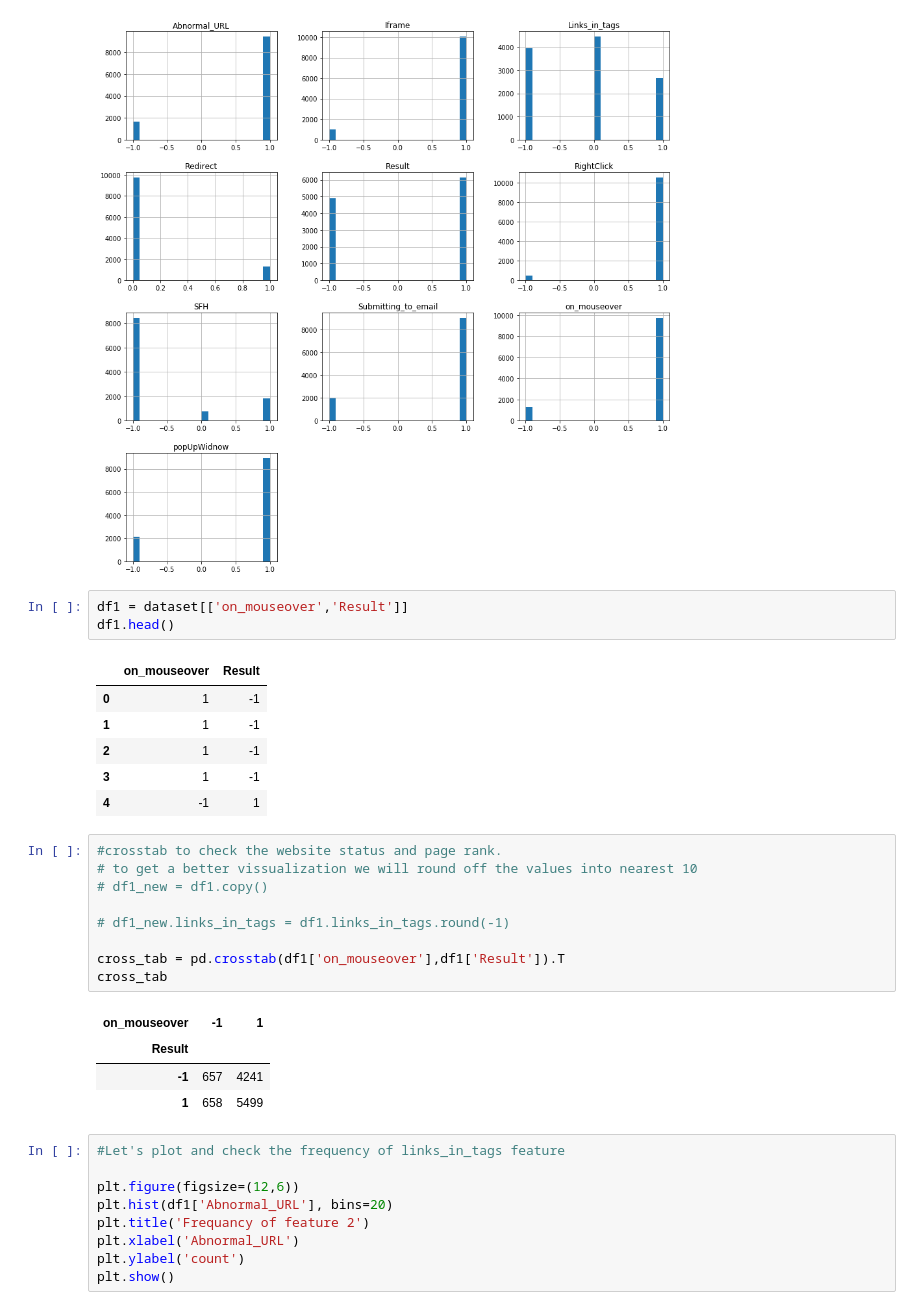
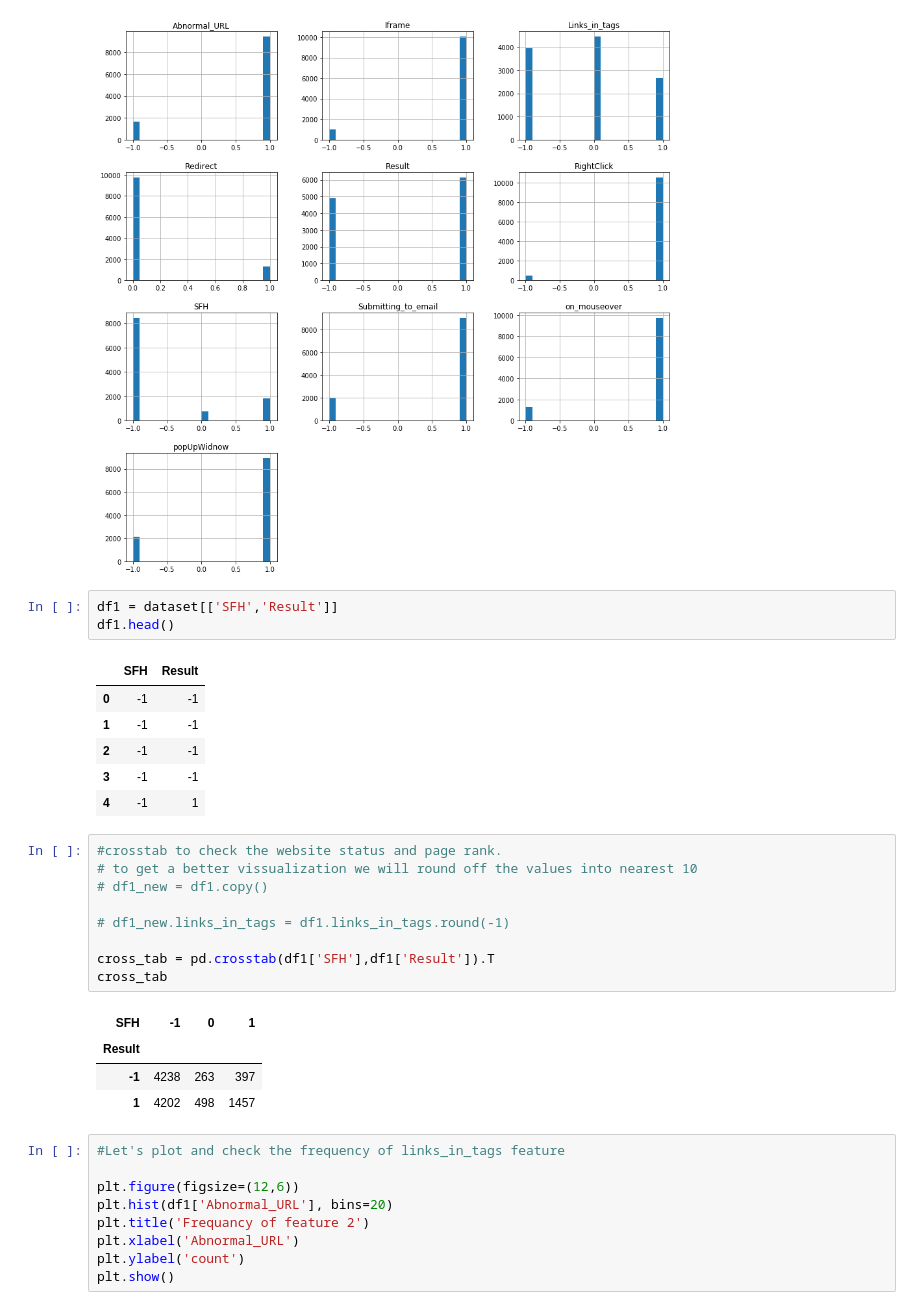
Before and after one commit to lakruone/Phishing-website-detection-using-ML-aproach, a Jupyter notebook: Finalized/1.2 Data distribution/Data distribution.ipynb, the cells around one changed output. Drawn from its saved outputs; the diff is of its cells as text.

```diff
--- a/Finalized/1.2 Data distribution/Data distribution.ipynb
+++ b/Finalized/1.2 Data distribution/Data distribution.ipynb
@@ -19,29 +19,29 @@ plt.show()
 # %% [output]
 [figure]
 # %%
-df1 = dataset[['on_mouseover','Result']]
+df1 = dataset[['SFH','Result']]
 df1.head()
 # %% [output]
-|  | on_mouseover | Result |
-| 0 | 1 | -1 |
-| 1 | 1 | -1 |
-| 2 | 1 | -1 |
-| 3 | 1 | -1 |
+|  | SFH | Result |
+| 0 | -1 | -1 |
+| 1 | -1 | -1 |
+| 2 | -1 | -1 |
+| 3 | -1 | -1 |
 | 4 | -1 | 1 |
 # %%
 #crosstab to check the website status and page rank.
 # to get a better vissualization we will round off the values into nearest 10
 # df1_new = df1.copy()
 
 # df1_new.links_in_tags = df1.links_in_tags.round(-1)
 
-cross_tab = pd.crosstab(df1['on_mouseover'],df1['Result']).T
+cross_tab = pd.crosstab(df1['SFH'],df1['Result']).T
 cross_tab
 # %% [output]
-| on_mouseover | -1 | 1 |
-| Result |  |  |
-| -1 | 657 | 4241 |
-| 1 | 658 | 5499 |
+| SFH | -1 | 0 | 1 |
+| Result |  |  |  |
+| -1 | 4238 | 263 | 397 |
+| 1 | 4202 | 498 | 1457 |
 # %%
 #Let's plot and check the frequency of links_in_tags feature
 
```
Also changed, not shown: 11 other files.
